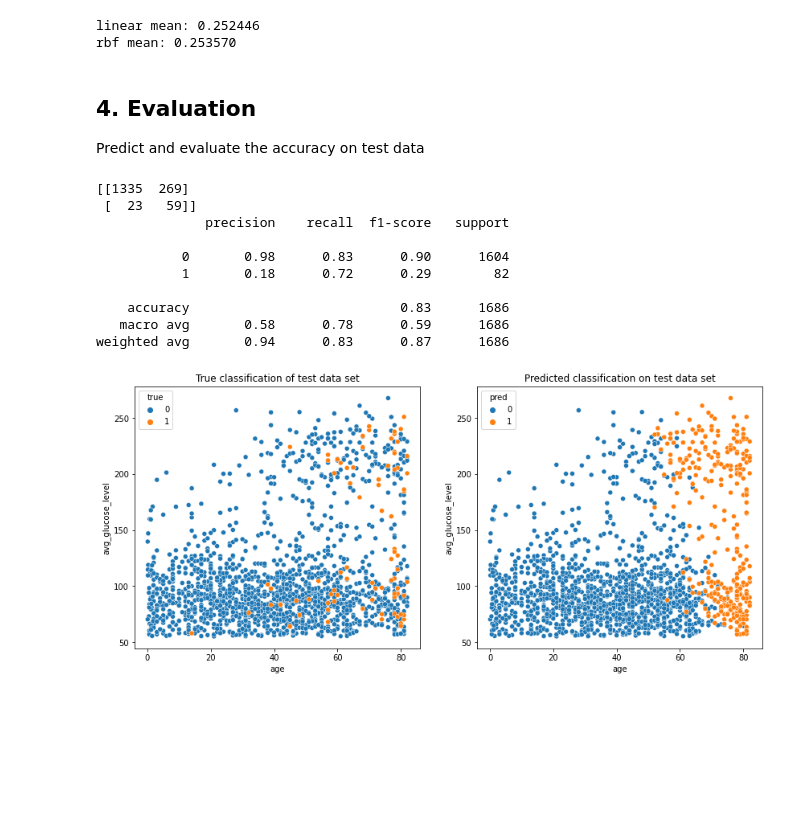
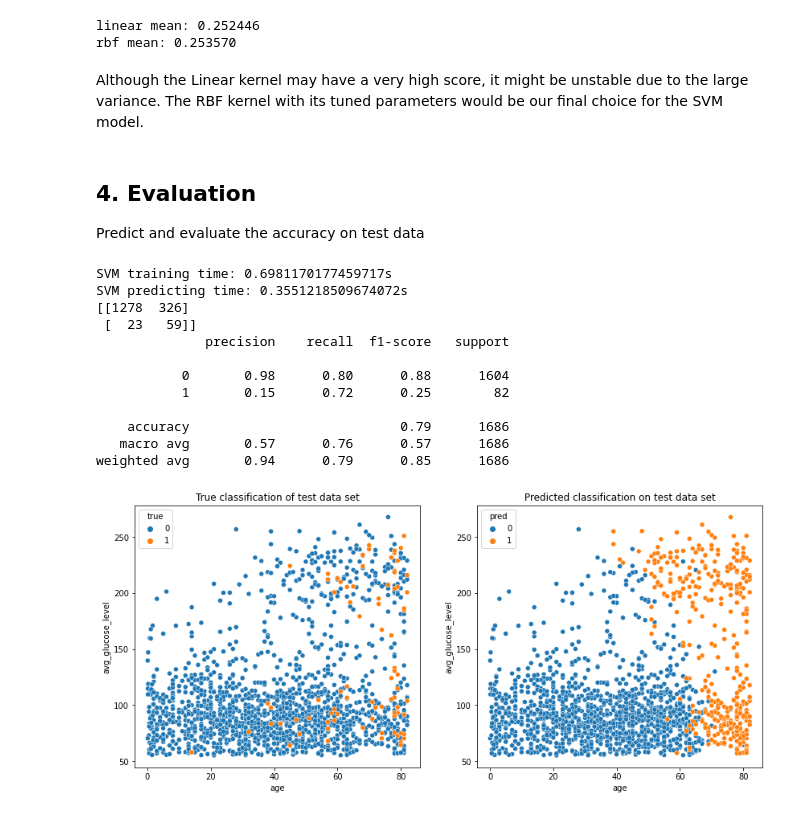
Before and after one commit to LapTQ/IT31903_123220_Group18_Stroke-prediction, a Jupyter notebook: svm.ipynb, the cells around one changed output. Saved outputs shown, nothing was run; the diff lists cells and outputs as text; code cells hidden in the pictures; blank space fills up the shorter version.

```diff
--- a/svm.ipynb
+++ b/svm.ipynb
@@ -422,42 +436,53 @@ for name in results:
 [figure]
 linear mean: 0.252446
 rbf mean: 0.253570
+# %% [markdown]
+Although the Linear kernel may have a very high score, it might be unstable due to the large variance.
+The RBF kernel with its tuned parameters would be our final choice for the SVM model.
 # %% [markdown]
 ## 4. Evaluation
 Predict and evaluate the accuracy on test data
 # %%
+start_train = time.time()
 svc = Pipeline([('Trans', transformer),
-                ('SVC',SVC(kernel='linear',C=2**-5,class_weight={0:0.1,1:1}))
+                ('SVC',SVC(C=0.5,gamma=0.125,class_weight={0:0.1,1:1}))
                 ])
 svc.fit(X_train,y_train)
+end_train = time.time()
+start_test = time.time()
+y_predict = svc.predict(X_test)
+end_test = time.time()
 
-y_predict = svc.predict(X_test)
+print("SVM training time: %ss" % (end_train - start_train))
+print("SVM predicting time: %ss" % (end_test - start_test))
 print(confusion_matrix(y_test,y_predict))
 print(classification_report(y_test,y_predict))
 test_data = X_test.copy()
 test_data['true'] = y_test
 test_data['pred'] = y_predict
 test_data.sort_values('true', inplace=True)
 
 plt.figure(figsize=(14, 6))
 plt.subplot(1, 2, 1)
 sns.scatterplot(data=test_data, x='age', y='avg_glucose_level', hue='true')
 plt.title('True classification of test data set')
 
 test_data.sort_values('pred', inplace=True)
 plt.subplot(1, 2, 2)
 sns.scatterplot(data=test_data, x='age', y='avg_glucose_level', hue='pred')
 plt.title('Predicted classification on test data set')
 plt.show()
 # %% [output]
-[[1335  269]
+SVM training time: 0.6981170177459717s
+SVM predicting time: 0.3551218509674072s
+[[1278  326]
  [  23   59]]
               precision    recall  f1-score   support
 
-           0       0.98      0.83      0.90      1604
-           1       0.18      0.72      0.29        82
+           0       0.98      0.80      0.88      1604
+           1       0.15      0.72      0.25        82
 
-    accuracy                           0.83      1686
-   macro avg       0.58      0.78      0.59      1686
-weighted avg       0.94      0.83      0.87      1686
+    accuracy                           0.79      1686
+   macro avg       0.57      0.76      0.57      1686
+weighted avg       0.94      0.79      0.85      1686
-[figure, old version]
+[figure, new version]
```
Also changed, not shown: parts of 13 cells of this notebook.
